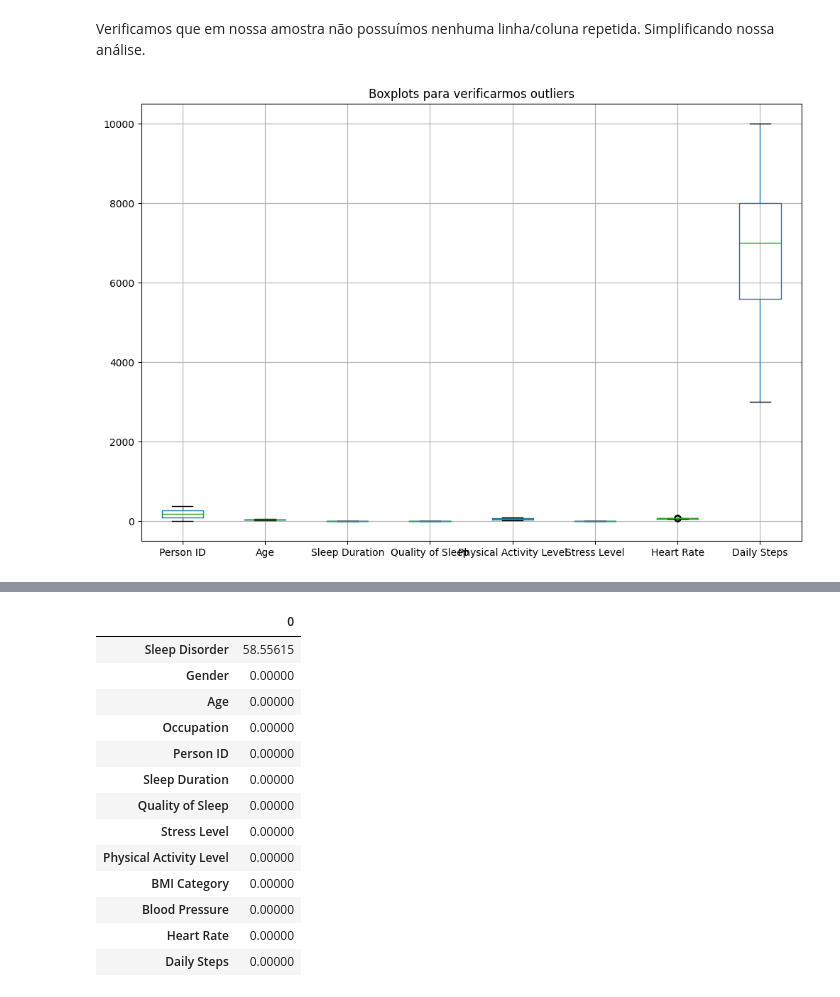
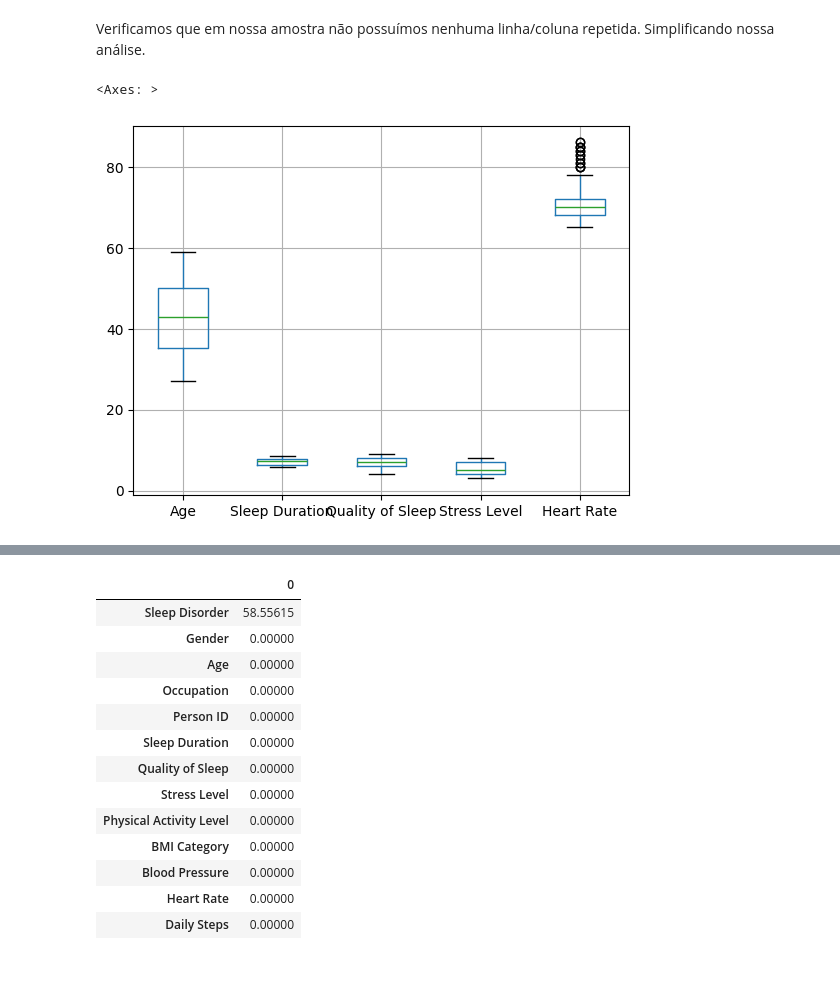
Before and after one commit to enzobanin/AnaliseDeDados, a Jupyter notebook: sonoEstiloDeVida.ipynb, the cells around one changed output, grey strips where cells are left out. Saved outputs shown, nothing was run; the diff lists cells and outputs as text; code cells hidden in the pictures; blank space fills up the shorter version.

```diff
--- a/sonoEstiloDeVida.ipynb
+++ b/sonoEstiloDeVida.ipynb
@@ -115,10 +116,8 @@ df.duplicated().sum()
 np.int64(0)
 # %% [markdown]
 Verificamos que em nossa amostra não possuímos nenhuma linha/coluna repetida. Simplificando nossa análise.
-# %%
-plt.figure(figsize=(12,8))
-df.boxplot()
-plt.title("Boxplots para verificarmos outliers")
-plt.show()
-# %% [output]
-[figure, removed]
+# %%
+df[['Age', 'Sleep Duration', 'Quality of Sleep', 'Stress Level', 'Heart Rate']].boxplot()
+# %% [output]
+<Axes: >
+[figure, added]
```
Also changed, not shown: parts of 9 cells of this notebook.
